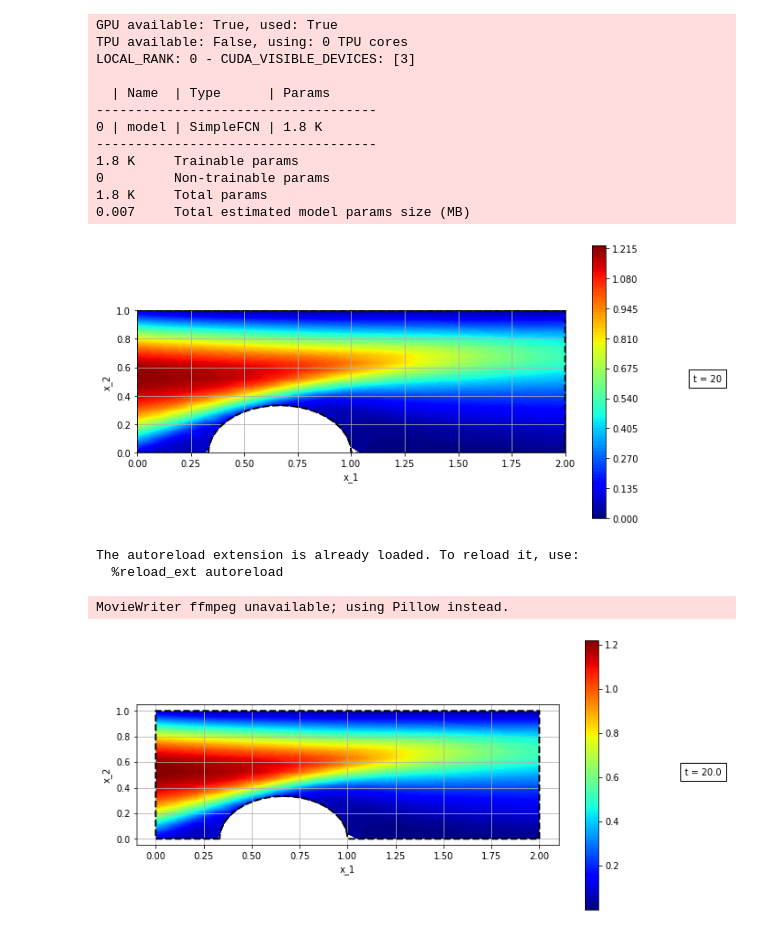
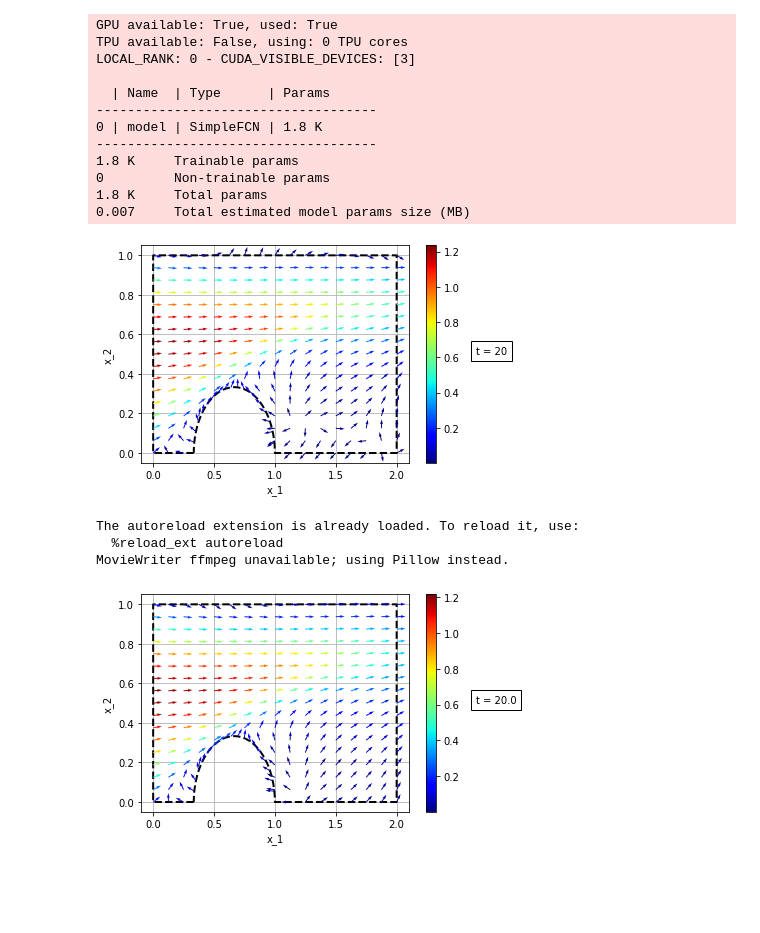
Before and after one commit to boschresearch/torchphysics, a Jupyter notebook: examples/burgers_equation.ipynb, the cells around one changed output. Drawn from its saved outputs; the diff is of its cells as text; code cells hidden in the pictures; blank space fills up the shorter version.

```diff
--- a/examples/burgers_equation.ipynb
+++ b/examples/burgers_equation.ipynb
@@ -27,6 +31,8 @@ True
 w, h = 2, 1
 t0, tend = 0, 20
 Re = 100
+
+u = 'u'
 # %%
 from torchphysics.problem.domain.domain_operations import Cut
 
@@ -51,6 +57,7 @@ def t_dirichlet_fun(**input):
     return np.zeros_like(input['x'])
 
 t.add_train_condition(DirichletCondition(dirichlet_fun=t_dirichlet_fun,
+                                         solution_name=u,
                                          whole_batch=True,
                                          name='dirichlet',
                                          norm=norm,
@@ -69,6 +76,7 @@ def x_dirichlet_fun(x, t):
         return out
 
 x.add_train_condition(DirichletCondition(dirichlet_fun=x_dirichlet_fun,
+                                         solution_name=u,
                                          whole_batch=False, # this enables us to use point-wise defined dirichlet_fun
                                          name='dirichlet',
                                          sampling_strategy='grid',
@@ -137,7 +147,7 @@ LOCAL_RANK: 0 - CUDA_VISIBLE_DEVICES: [0]
 0.007     Total estimated model params size (MB)
 # %%
 solver.optimizer = torch.optim.LBFGS
-solver.lr = 0,5
+solver.lr = 1
 
 trainer = pl.Trainer(gpus='-1' if torch.cuda.is_available() else None,
                      logger=False,
@@ -165,24 +175,19 @@ LOCAL_RANK: 0 - CUDA_VISIBLE_DEVICES: [3]
 0.007     Total estimated model params size (MB)
 # %%
 from torchphysics.utils.plot import _plot
-fig = _plot(model=solver.model, plot_variables=x, points=400,
-            dic_for_other_variables={'t' : 20}, plot_type='contour_surface') # plot_type ='quiver_2D' for vectors
-fig.set_size_inches(10.5, 5.5)
-fig.axes[0].set_box_aspect(aspect = 1/3)
+fig = _plot(model=solver.model, plot_variables=x, points=300, angle=[30, 220],
+            dic_for_other_variables={'t' : 20})
 # %% [output]
-[figure, old version]
+[figure, new version]
 # %%
 %load_ext autoreload
 %autoreload 2
 from torchphysics.utils.animation import animation
-fig, ani = animation(model=solver.model, plot_variables=x, domain_points=400,
-                     animation_variable=t, frame_number=100, ani_type='contour_surface')
-                                                    # ani_type ='quiver_2D' for vectors
-fig.set_size_inches(10.5, 5.5)
-fig.axes[0].set_box_aspect(aspect = 1/3)
+fig, ani = animation(model=solver.model, plot_variables=x, domain_points=300,
+                animation_variable=t, frame_number=100)
 ani.save('flow.gif')
 # %% [output]
 The autoreload extension is already loaded. To reload it, use:
   %reload_ext autoreload
+MovieWriter ffmpeg unavailable; using Pillow instead.
-MovieWriter ffmpeg unavailable; using Pillow instead.
-[figure, old version]
+[figure, new version]
```
Also changed, not shown: parts of 3 cells of this notebook, 3 other files.
